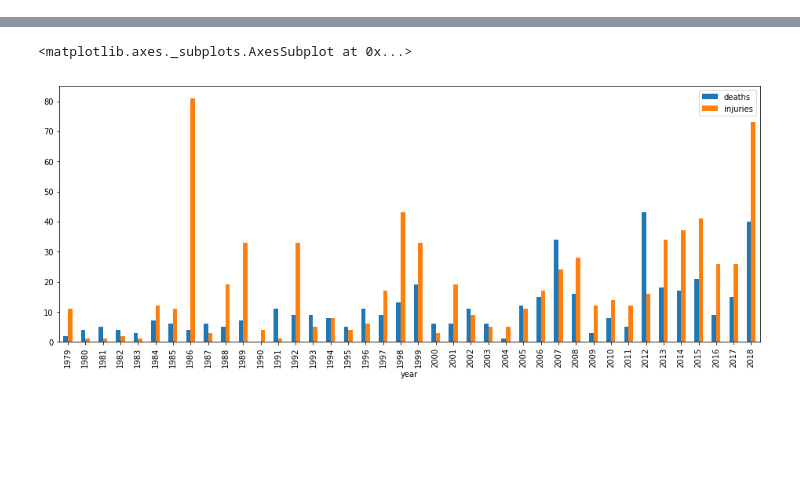
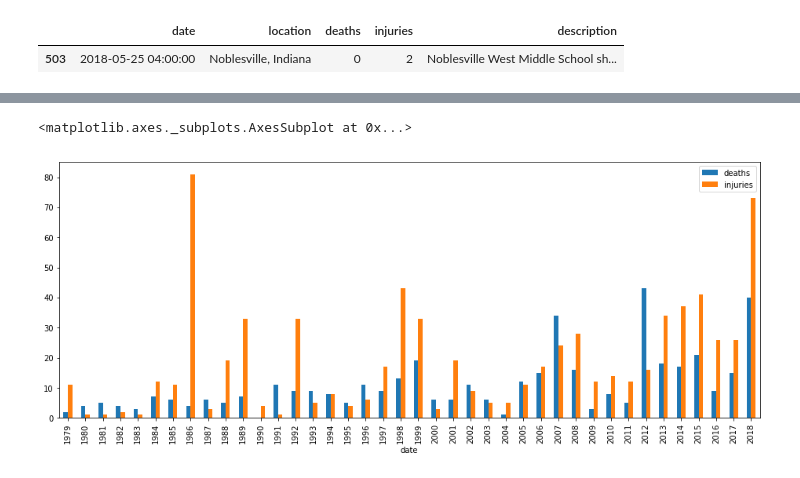
Before and after one commit to brandly/shootings, a Jupyter notebook: shootings.ipynb, the cells around one changed output, grey strips where cells are left out. Drawn from its saved outputs; the diff is of its cells as text; code cells hidden in the pictures; blank space fills up the shorter version.

```diff
--- a/shootings.ipynb
+++ b/shootings.ipynb
@@ -13,0 +14,6 @@ shootings.head()
+# %%
+shootings['date'] = pd.to_datetime(shootings['date'])
+shootings.sort_values('date', ascending=True).tail(1)
+# %% [output]
+|  | date | location | deaths | injuries | description |
+| 503 | 2018-05-25 04:00:00 | Noblesville, Indiana | 0 | 2 | Noblesville West Middle School sh... |
```
Also changed, not shown: parts of 4 cells of this notebook, 2 other files.
